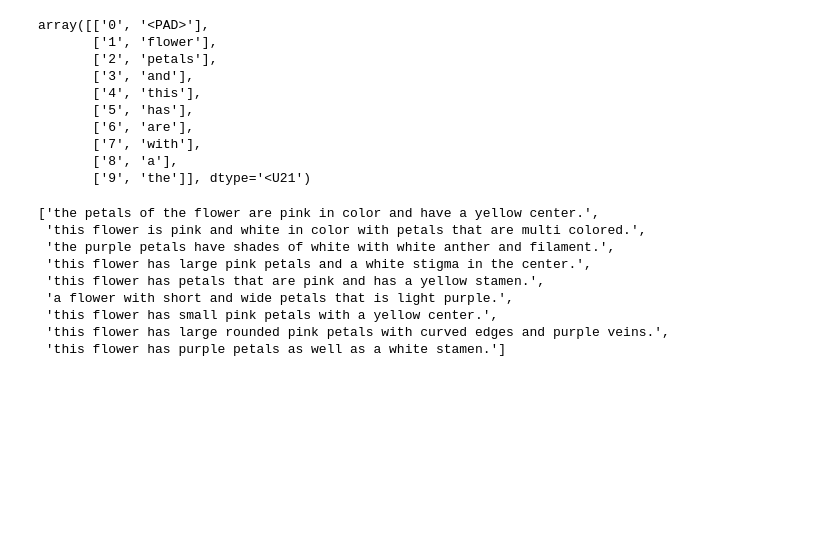
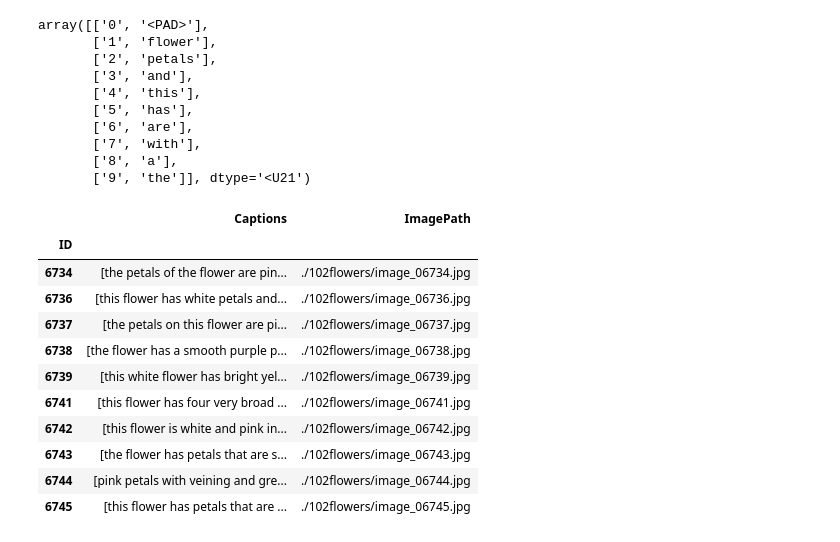
Before and after one commit to tktkbohshi/FairseqTutorial, a Jupyter notebook: work_caption/split_dataset.ipynb, the cells around one changed output. Drawn from its saved outputs; the diff is of its cells as text; code cells hidden in the pictures; blank space fills up the shorter version.

```diff
--- a/work_caption/split_dataset.ipynb
+++ b/work_caption/split_dataset.ipynb
@@ -58,19 +59,23 @@ def decode(tokens):
 # %%
 decoded = []
 captions_encoded = data['Captions']
 
 for caption in captions_encoded:
     decoded.append(decode(caption))
 
+data['Captions'] = decoded
 # show first data
-decoded[0]
+data[0:10]
 # %% [output]
-['the petals of the flower are pink in color and have a yellow center.',
- 'this flower is pink and white in color with petals that are multi colored.',
- 'the purple petals have shades of white with white anther and filament.',
- 'this flower has large pink petals and a white stigma in the center.',
- 'this flower has petals that are pink and has a yellow stamen.',
- 'a flower with short and wide petals that is light purple.',
- 'this flower has small pink petals with a yellow center.',
- 'this flower has large rounded pink petals with curved edges and purple veins.',
- 'this flower has purple petals as well as a white stamen.']
+|  | Captions | ImagePath |
+| ID |  |  |
+| 6734 | [the petals of the flower are pin... | ./102flowers/image_06734.jpg |
+| 6736 | [this flower has white petals and... | ./102flowers/image_06736.jpg |
+| 6737 | [the petals on this flower are pi... | ./102flowers/image_06737.jpg |
+| 6738 | [the flower has a smooth purple p... | ./102flowers/image_06738.jpg |
+| 6739 | [this white flower has bright yel... | ./102flowers/image_06739.jpg |
+| 6741 | [this flower has four very broad ... | ./102flowers/image_06741.jpg |
+| 6742 | [this flower is white and pink in... | ./102flowers/image_06742.jpg |
+| 6743 | [the flower has petals that are s... | ./102flowers/image_06743.jpg |
+| 6744 | [pink petals with veining and gre... | ./102flowers/image_06744.jpg |
+| 6745 | [this flower has petals that are ... | ./102flowers/image_06745.jpg |
```
Also changed, not shown: parts of 7 cells of this notebook.
